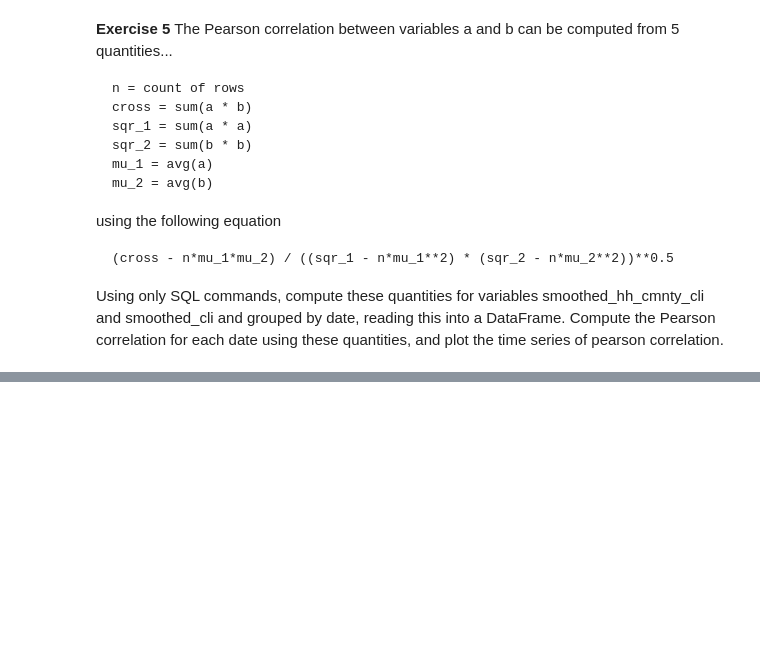
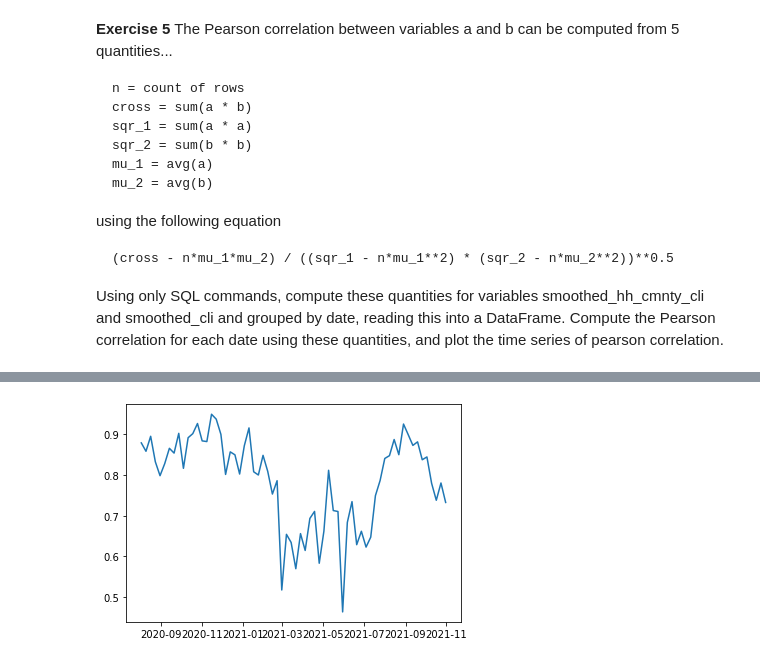
Before and after one commit to sgwlee96/STA141B, a Jupyter notebook: hw3.ipynb, the cells around one changed output, grey strips where cells are left out. Drawn from its saved outputs; the diff is of its cells as text; code cells hidden in the pictures; blank space fills up the shorter version.

````diff
--- a/hw3.ipynb
+++ b/hw3.ipynb
@@ -450,3 +432,20 @@ using the following equation
 (cross - n*mu_1*mu_2) / ((sqr_1 - n*mu_1**2) * (sqr_2 - n*mu_2**2))**0.5
 ```
 Using only SQL commands, compute these quantities for variables smoothed_hh_cmnty_cli and smoothed_cli and grouped by date, reading this into a DataFrame.  Compute the Pearson correlation for each date using these quantities, and plot the time series of pearson correlation.
+# %%
+
+sqlm = """
+SELECT time_value_smcli as DATE, count(*) as n, sum(value_smcli * value_smhh) as cross, sum(value_smcli * value_smcli) as sqr_1, sum(value_smhh * value_smhh) as sqr_2, avg(value_smcli) as mu_1, avg(value_smhh) as mu_2
+FROM state
+GROUP BY time_value_smcli, time_value_smhh, time_value_con7
+"""
+
+
+
+
+
+PC_df = pd.read_sql_query(sqlm, combined_conn)
+# %%
+PC_df['Pearson_Corr'] = (PC_df['cross'] - PC_df['n']*PC_df['mu_1']*PC_df['mu_2'])/((PC_df['sqr_1'] - PC_df['n']*PC_df['mu_1']**2) * (PC_df['sqr_2'] - PC_df['n']*PC_df['mu_2']**2))**0.5
+# %%
+PC_df['DATE'] = pd.to_datetime(PC_df['DATE'],format='%Y%m%d')
@@ -452,0 +468,4 @@ Using only SQL commands, compute these quantities for variables smoothed_hh_cmnt
+# %%
+plt.plot('DATE','Pearson_Corr', data=PC_df);
+# %% [output]
+[figure, added]
````
Also changed, not shown: parts of 6 cells of this notebook.
